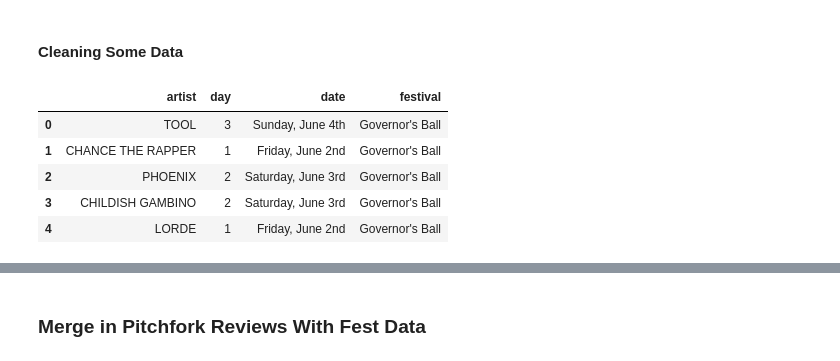
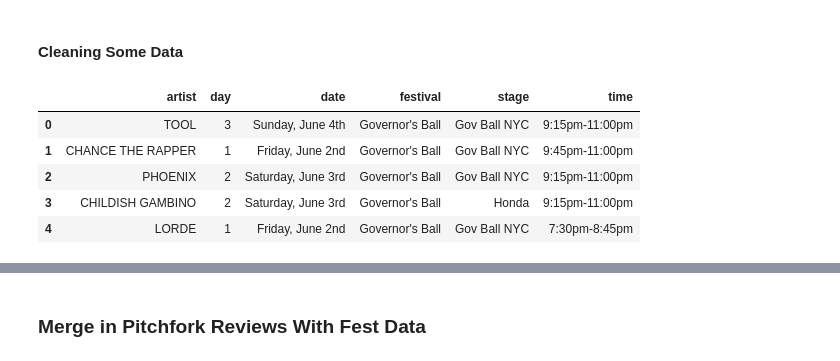
Before and after one commit to timdmulligan/govs_ball_schedule, a Jupyter notebook: crawl_govs_ball.ipynb, the cells around one changed output, grey strips where cells are left out. Saved outputs shown, nothing was run; the diff lists cells and outputs as text; code cells hidden in the pictures.

```diff
--- a/crawl_govs_ball.ipynb
+++ b/crawl_govs_ball.ipynb
@@ -255,7 +233,7 @@ The crawling happens in two distinct stages. In Stage 1, the code loops throught
 #Stage 1
 con = sqlite3.connect("pitchfork-data.db") #connect to db
 
-for i in log_progress(range(0,13), every=1):
+for i in log_progress(range(0,11), every=1):
     #Use the range function to decide how many pages you want to go through
     #In this case, I'm going through the latest 100 reviews (12 per page)
     page_no = str(i)
@@ -288,7 +268,7 @@ iterator = 0
 class Timeout(Exception):  # handles timeout errors (e.g., server request is taking too long)
     pass
 
-for i in log_progress(links[-156:], every=1):
+for i in log_progress(links[-106:], every=1):
     link = BASE_URL + i
     t0 = time.time()
     req = Request(link, headers={ 'User-Agent': 'Firefox/24.0' })
@@ -390,15 +369,15 @@ album_table["artist"] = album_table["artist"].str.upper()
 # %%
 artists = album_table["artist"].drop_duplicates()
 # %%
-fest_data = pd.read_sql_query("""SELECT UPPER(artist) AS "artist", day, date, festival from all_festivals""", con)
+fest_data = pd.read_sql_query("""SELECT UPPER(artist) AS "artist", day, date, festival, stage, time from all_festivals""", con)
 fest_data.head()
 # %% [output]
-|  | artist | day | date | festival |
-| 0 | TOOL | 3 | Sunday, June 4th | Governor's Ball |
-| 1 | CHANCE THE RAPPER | 1 | Friday, June 2nd | Governor's Ball |
-| 2 | PHOENIX | 2 | Saturday, June 3rd | Governor's Ball |
-| 3 | CHILDISH GAMBINO | 2 | Saturday, June 3rd | Governor's Ball |
-| 4 | LORDE | 1 | Friday, June 2nd | Governor's Ball |
+|  | artist | day | date | festival | stage | time |
+| 0 | TOOL | 3 | Sunday, June 4th | Governor's Ball | Gov Ball NYC | 9:15pm-11:00pm |
+| 1 | CHANCE THE RAPPER | 1 | Friday, June 2nd | Governor's Ball | Gov Ball NYC | 9:45pm-11:00pm |
+| 2 | PHOENIX | 2 | Saturday, June 3rd | Governor's Ball | Gov Ball NYC | 9:15pm-11:00pm |
+| 3 | CHILDISH GAMBINO | 2 | Saturday, June 3rd | Governor's Ball | Honda | 9:15pm-11:00pm |
+| 4 | LORDE | 1 | Friday, June 2nd | Governor's Ball | Gov Ball NYC | 7:30pm-8:45pm |
 # %%
 fest_data["artist"] = np.where(fest_data["artist"] == "CHARLES BRADLEY & HIS EXTRAORDINAIRES",
                             "CHARLES BRADLEY",
```
Also changed, not shown: parts of 28 cells of this notebook, 9 other files.
